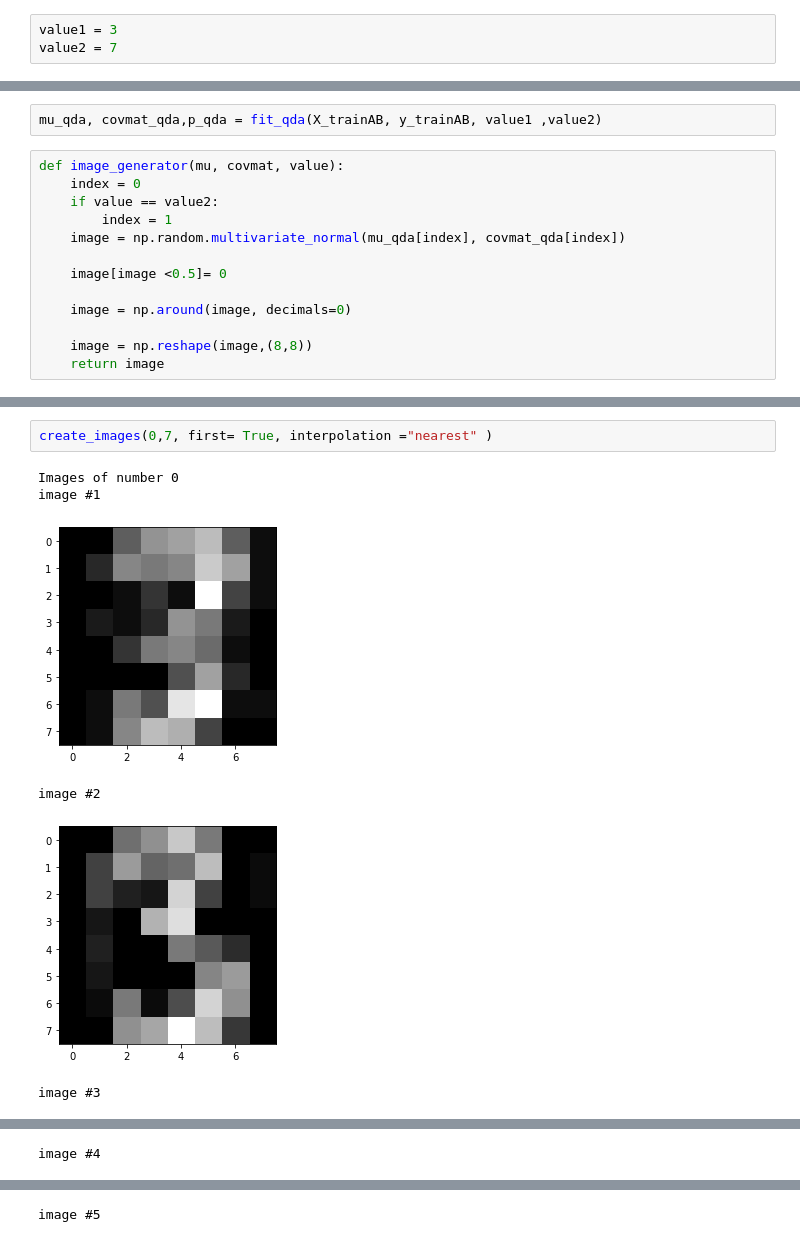
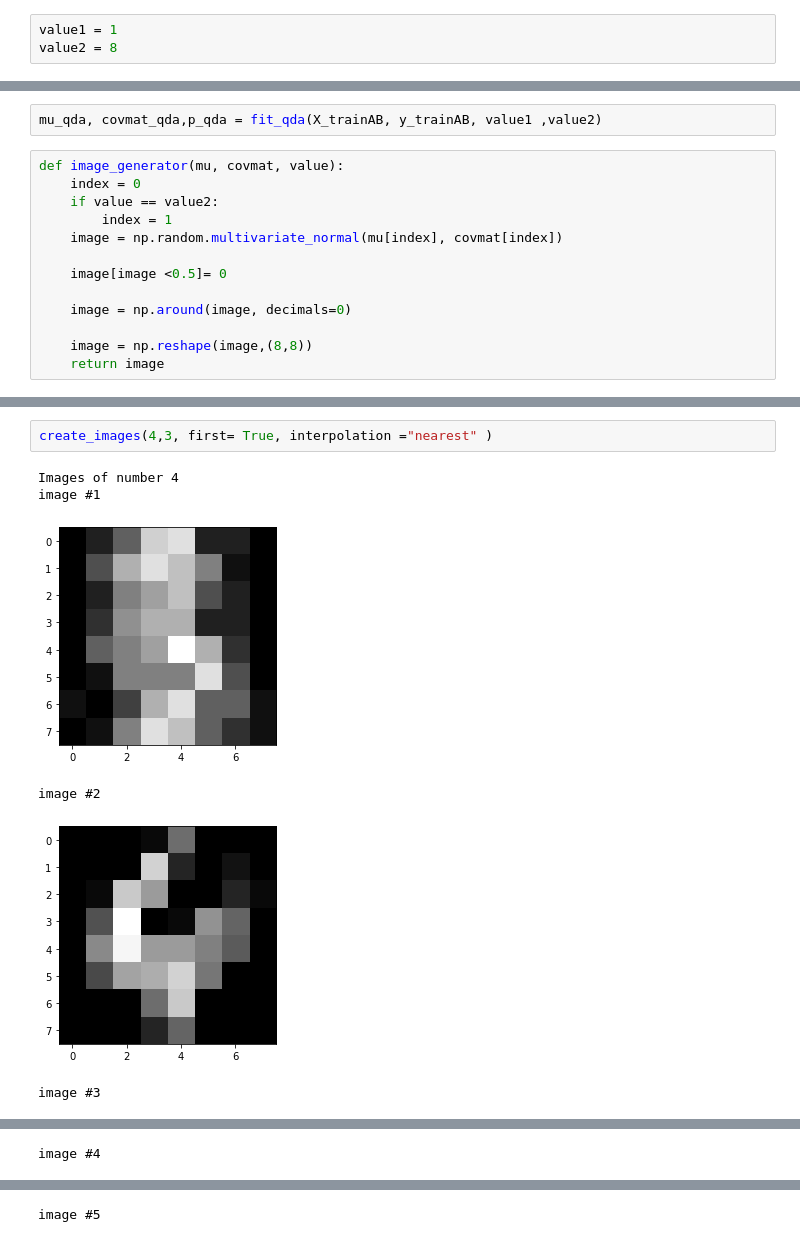
Before and after one commit to timochew98/FML, a Jupyter notebook: qda-generation.ipynb, the cells around one changed output, grey strips where cells are left out. Drawn from its saved outputs; the diff is of its cells as text.

```diff
--- a/qda-generation.ipynb
+++ b/qda-generation.ipynb
@@ -31,8 +31,8 @@ def show2(img):
 # %% [markdown]
 ### Choose the two wanted values
 # %%
-value1 = 3
-value2 = 7
+value1 = 1
+value2 = 8
 # %% [markdown]
 ### Select only chosen values
 # %%
@@ -80,7 +80,7 @@ def image_generator(mu, covmat, value):
     index = 0
     if value == value2:
         index = 1
-    image = np.random.multivariate_normal(mu_qda[index], covmat_qda[index])
+    image = np.random.multivariate_normal(mu[index], covmat[index])
 
     image[image <0.5]= 0
 
@@ -150,11 +166,11 @@ def create_images(number1,number2, first = True,interpolation = "bicubic"): #int
         plt.imshow(image3 , interpolation = interpolation) # also try interpolation =" bicubic "
         plt.show()
 # %%
-create_images(0,7, first= True, interpolation ="nearest" )
+create_images(4,3, first= True, interpolation ="nearest" )
 # %% [output]
-Images of number 0
+Images of number 4
 image #1
-[figure, old version]
+[figure, new version]
 image #2
-[figure, old version]
+[figure, new version]
 image #3
```
Also changed, not shown: parts of 6 cells of this notebook.
